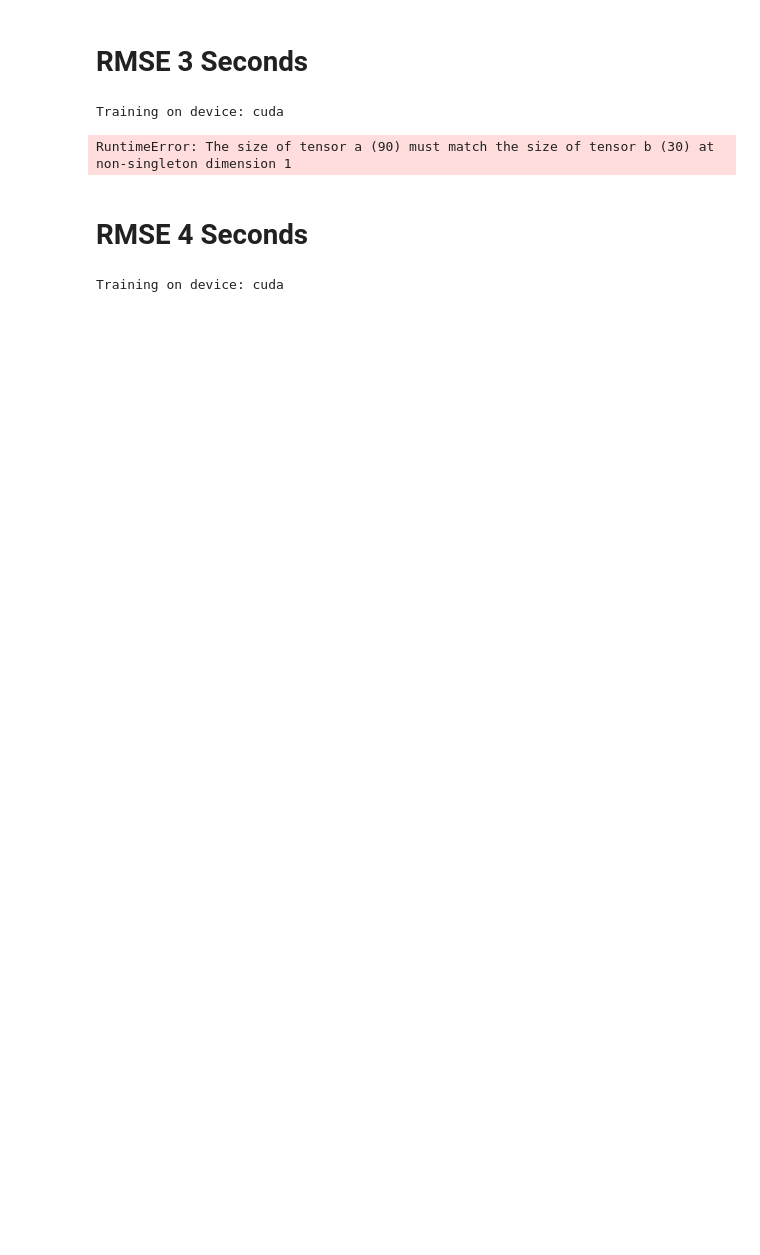
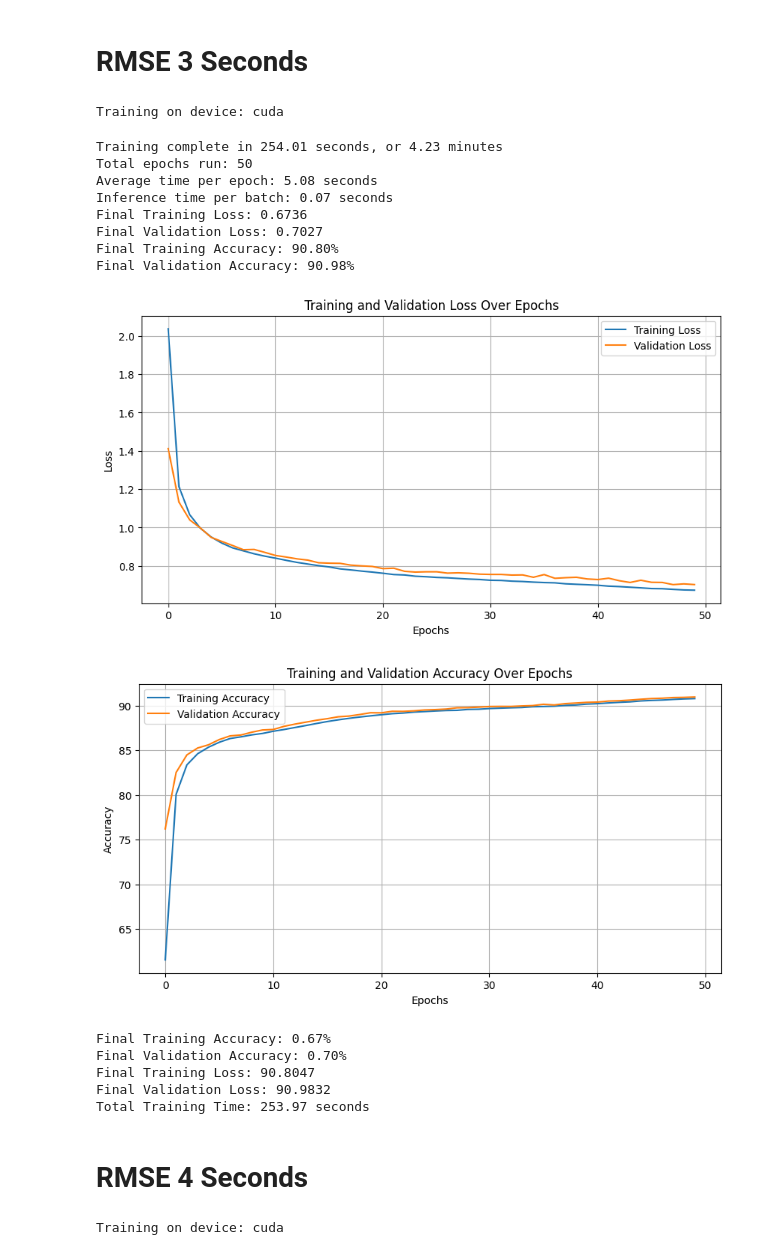
Before and after one commit to Mand187/Deep-Learning-Project, a Jupyter notebook: notebook_RMSE.ipynb, the cells around one changed output. Saved outputs shown, nothing was run; the diff lists cells and outputs as text; code cells hidden in the pictures; blank space fills up the shorter version.

```diff
--- a/notebook_RMSE.ipynb
+++ b/notebook_RMSE.ipynb
@@ -128,6 +138,18 @@ Total Training Time: 259.20 seconds
 # RMSE 2 Seconds
 # %%
 cfg.PREDICTION_LENGTH = 60 # 2 Second
+cfg.SEQUENCE_LENGTH = 60 # 2 Second
+
+df, transformer_max_ids_per_frame, frame_scaler, feature_scaler = load_and_preprocess_data(csv_folder=csv_dir)
+
+# 2. Create tensor from dataframe
+all_data_tensor = create_tensor_from_dataframe(df, transformer_max_ids_per_frame)
+
+# 3. Create input-output sequences
+X, Y = create_sequences(all_data_tensor)
+
+# 4. Create dataloaders for training and testing
+train_loader, test_loader, train_prefetcher, test_prefetcher = create_dataloaders(X, Y)
 
 # Adjust the hidden_size and sequence_length to match the input tensor dimensions
 model = FrameTransformer(
@@ -151,6 +173,8 @@ train_losses4, val_losses4, train_accs4, val_accs4, epoch_times4 = trainScript.t
     optimizer=torch.optim.Adam(model.parameters(), lr=cfg.LEARNING_RATE)
 )
 
+test_model(model, test_loader, criterion=RMSE)
+
 plotLoss(train_losses4, val_losses4)
 plotAccuracy(train_accs4, val_accs4)
 reportFinalMetrics(train_losses4, val_losses4, train_accs4, val_accs4, epoch_times4)
@@ -160,36 +200,54 @@ RuntimeError: The size of tensor a (60) must match the size of tensor b (30) at
 # %% [markdown]
 # RMSE 3 Seconds
 # %%
-cfg.PREDICTION_LENGTH = 90 # 3 Second
+cfg.PREDICTION_LENGTH = 30 # 3 Second
+cfg.SEQUENCE_LENGTH = 90 # 3 Second
 
 # Adjust the hidden_size and sequence_length to match the input tensor dimensions
 model = FrameTransformer(
         input_feature_size=cfg.NUM_INPUT_FEATURES,
         num_ids=transformer_max_ids_per_frame,
         sequence_length=X.size(1),
         prediction_length=cfg.PREDICTION_LENGTH,
         hidden_size=64,
         num_heads=cfg.NUM_HEADS,
         dropout_rate=cfg.DROPOUT_RATE
 )
 
 
 trainScript = Trainer(model, train_loader, test_loader)
 
 trainScript.earlyStop(enable=True, patience=30, delta=0.01)
 train_losses4, val_losses4, train_accs4, val_accs4, epoch_times4 = trainScript.train(
     num_epochs=cfg.EPOCHS,
     learningRate=cfg.LEARNING_RATE,
     criterion=RMSE,
     optimizer=torch.optim.Adam(model.parameters(), lr=cfg.LEARNING_RATE)
 )
 
+test_model(model, test_loader, criterion=RMSE)
+
+
 plotLoss(train_losses4, val_losses4)
 plotAccuracy(train_accs4, val_accs4)
 reportFinalMetrics(train_losses4, val_losses4, train_accs4, val_accs4, epoch_times4)
 # %% [output]
 Training on device: cuda
-RuntimeError: The size of tensor a (90) must match the size of tensor b (30) at non-singleton dimension 1
+Training complete in 254.01 seconds, or 4.23 minutes
+Total epochs run: 50
+Average time per epoch: 5.08 seconds
+Inference time per batch: 0.07 seconds
+Final Training Loss: 0.6736
+Final Validation Loss: 0.7027
+Final Training Accuracy: 90.80%
+Final Validation Accuracy: 90.98%
+[figure, added]
+[figure, added]
+Final Training Accuracy: 0.67%
+Final Validation Accuracy: 0.70%
+Final Training Loss: 90.8047
+Final Validation Loss: 90.9832
+Total Training Time: 253.97 seconds
 # %% [markdown]
 # RMSE 4 Seconds
 # %%
```
Also changed, not shown: parts of 7 cells of this notebook, 10 other files.
